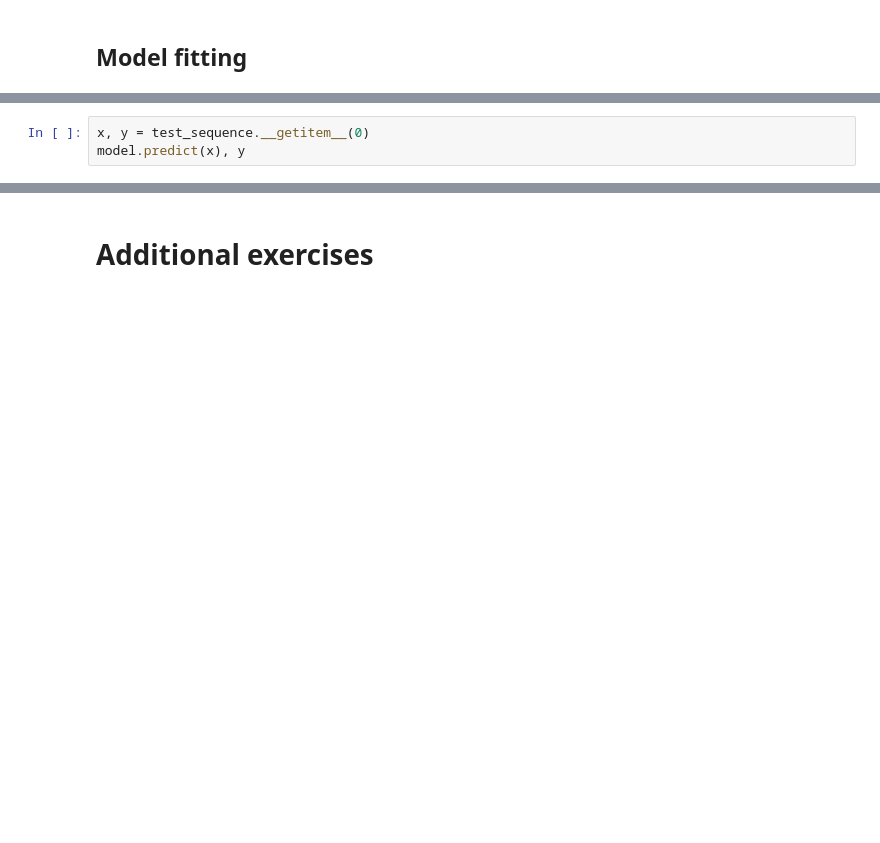
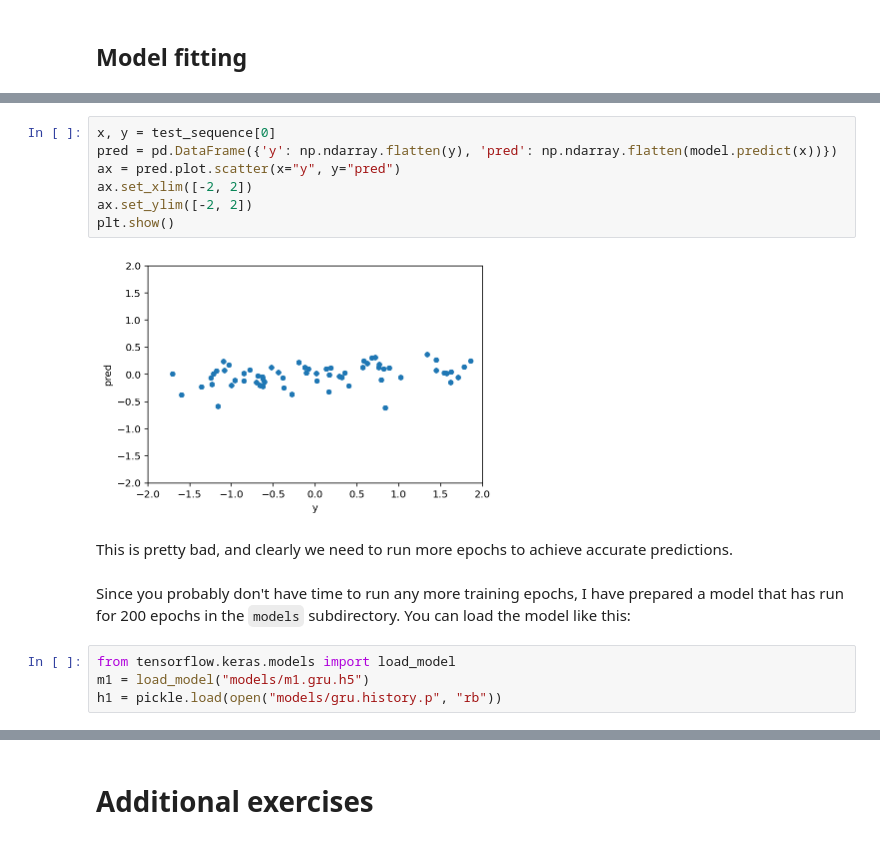
Before and after one commit to NBISweden/workshop-neural-nets-and-deep-learning, a Jupyter notebook: session_recurrentNeuralNetworks/lab_recombination_rate/recrate_exercise.ipynb, the cells around one changed output, grey strips where cells are left out. Cells and saved outputs as stored; diff of their text form; blank space fills up the shorter version.

Commit message:
Update exercise and add models

```diff
--- a/session_recurrentNeuralNetworks/lab_recombination_rate/recrate_exercise.ipynb
+++ b/session_recurrentNeuralNetworks/lab_recombination_rate/recrate_exercise.ipynb
@@ -468,3 +556,17 @@ Finally, we predict some values
-# %%
-x, y = test_sequence.__getitem__(0)
-model.predict(x), y
+# %%
+x, y = test_sequence[0]
+pred = pd.DataFrame({'y': np.ndarray.flatten(y), 'pred': np.ndarray.flatten(model.predict(x))})
+ax = pred.plot.scatter(x="y", y="pred")
+ax.set_xlim([-2, 2])
+ax.set_ylim([-2, 2])
+plt.show()
+# %% [output]
+[figure, added]
+# %% [markdown]
+This is pretty bad, and clearly we need to run more epochs to achieve accurate predictions.
+# %% [markdown]
+Since you probably don't have time to run any more training epochs, I have prepared a model that has run for 200 epochs in the `models` subdirectory. You can load the model like this:
+# %%
+from tensorflow.keras.models import load_model
+m1 = load_model("models/m1.gru.h5")
+h1 = pickle.load(open("models/gru.history.p", "rb"))
```
Also changed, not shown: parts of 38 cells of this notebook, 5 other files.
